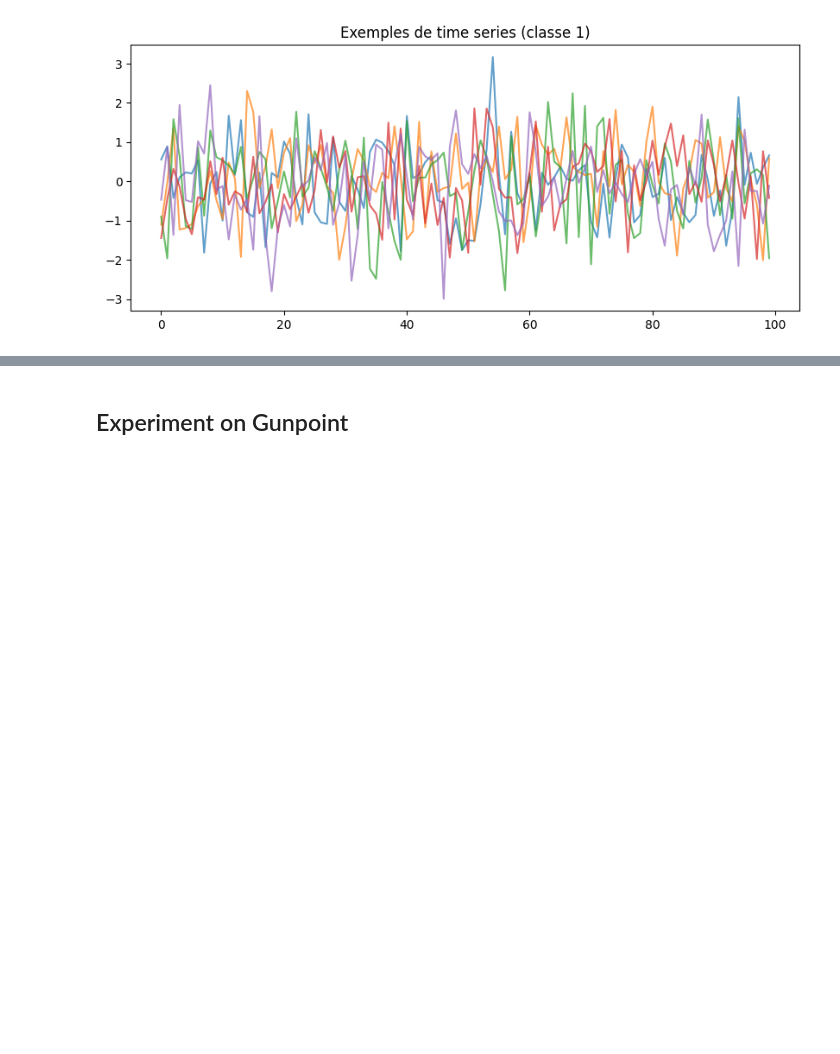
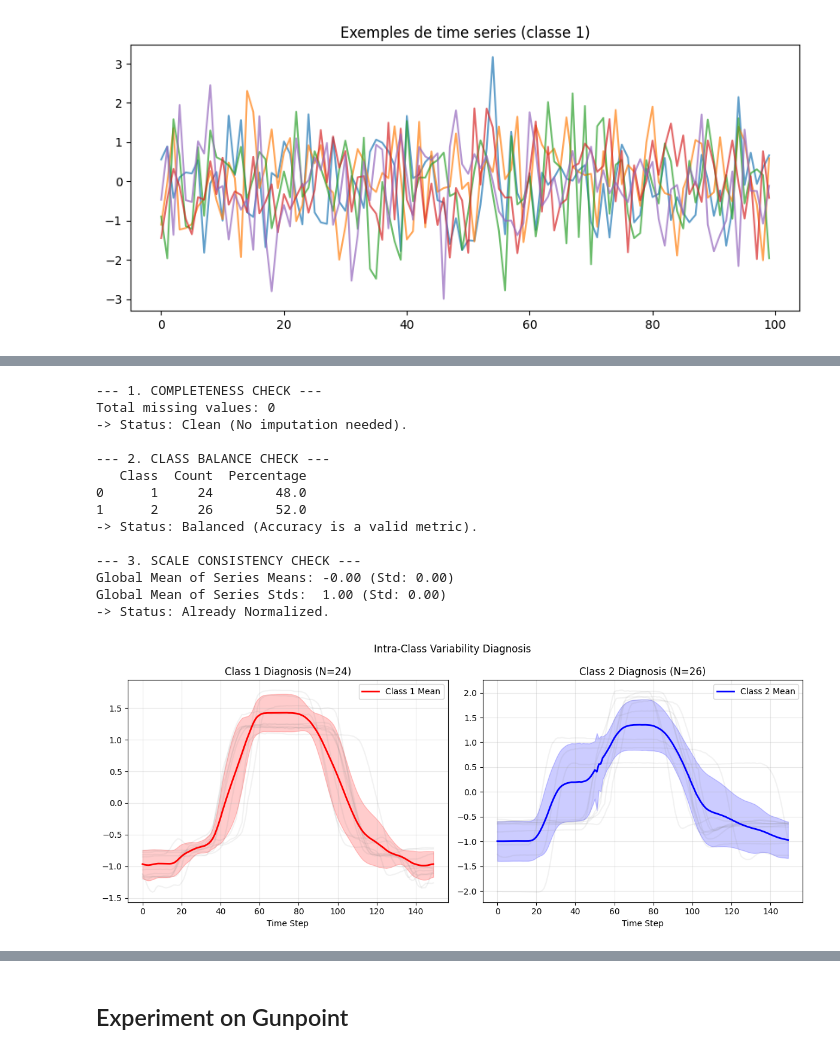
Before and after one commit to TristanoB/shapelet_transformation, a Jupyter notebook: implementation.ipynb, the cells around one changed output, grey strips where cells are left out. Saved outputs shown, nothing was run; the diff lists cells and outputs as text; code cells hidden in the pictures; blank space fills up the shorter version.

Commit message:
gunpoint data analysis

```diff
--- a/implementation.ipynb
+++ b/implementation.ipynb
@@ -479,0 +545,80 @@ plt.show()
+# %%
+import pandas as pd
+import seaborn as sns
+
+
+def diagnose_dataset(X, y):
+    print("--- 1. COMPLETENESS CHECK ---")
+    n_nans = np.isnan(X).sum()
+    print(f"Total missing values: {n_nans}")
+    if n_nans == 0:
+        print("-> Status: Clean (No imputation needed).")
+    else:
+        print("-> Status: Dirty (Imputation required).")
+
+    print("\n--- 2. CLASS BALANCE CHECK ---")
+    unique, counts = np.unique(y, return_counts=True)
+    balance_df = pd.DataFrame({'Class': unique, 'Count': counts})
+    balance_df['Percentage'] = balance_df['Count'] / len(y) * 100
+    print(balance_df)
+
+    if counts.min() / counts.max() > 0.8:
+        print("-> Status: Balanced (Accuracy is a valid metric).")
+    else:
+        print("-> Status: Imbalanced (Consider F1-Score or resampling).")
+
+    print("\n--- 3. SCALE CONSISTENCY CHECK ---")
+    means = np.mean(X, axis=1)
+    stds = np.std(X, axis=1)
+
+    print(f"Global Mean of Series Means: {np.mean(means):.2f} (Std: {np.std(means):.2f})")
+    print(f"Global Mean of Series Stds:  {np.mean(stds):.2f} (Std: {np.std(stds):.2f})")
+
+    is_normalized = np.allclose(means, 0, atol=0.1) and np.allclose(stds, 1, atol=0.1)
+    if is_normalized:
+        print("-> Status: Already Normalized.")
+    else:
+        print("-> Status: Raw amplitudes (Z-normalization required in algorithm).")
+
+    classes = np.unique(y)
+    plt.figure(figsize=(12, 5))
+
+    for i, c in enumerate(classes):
+        plt.subplot(1, len(classes), i+1)
+        X_c = X[y == c]
+
+        mu = X_c.mean(axis=0)
+        sigma = X_c.std(axis=0)
+
+        for series in X_c[:10]:
+            plt.plot(series, color='gray', alpha=0.1)
+
+        plt.plot(mu, linewidth=2, color='red' if c==1 else 'blue', label=f"Class {c} Mean")
+        plt.fill_between(np.arange(len(mu)), mu-sigma, mu+sigma, alpha=0.2, color='red' if c==1 else 'blue')
+
+        plt.title(f"Class {c} Diagnosis (N={len(X_c)})")
+        plt.xlabel("Time Step")
+        plt.legend()
+        plt.grid(True, alpha=0.3)
+
+    plt.suptitle("Intra-Class Variability Diagnosis")
+    plt.tight_layout()
+    plt.show()
+
+diagnose_dataset(X_train, y_train)
+# %% [output]
+--- 1. COMPLETENESS CHECK ---
+Total missing values: 0
+-> Status: Clean (No imputation needed).
+
+--- 2. CLASS BALANCE CHECK ---
+   Class  Count  Percentage
+0      1     24        48.0
+1      2     26        52.0
+-> Status: Balanced (Accuracy is a valid metric).
+
+--- 3. SCALE CONSISTENCY CHECK ---
+Global Mean of Series Means: -0.00 (Std: 0.00)
+Global Mean of Series Stds:  1.00 (Std: 0.00)
+-> Status: Already Normalized.
+[figure, added]
```
Also changed, not shown: parts of 7 cells of this notebook.
